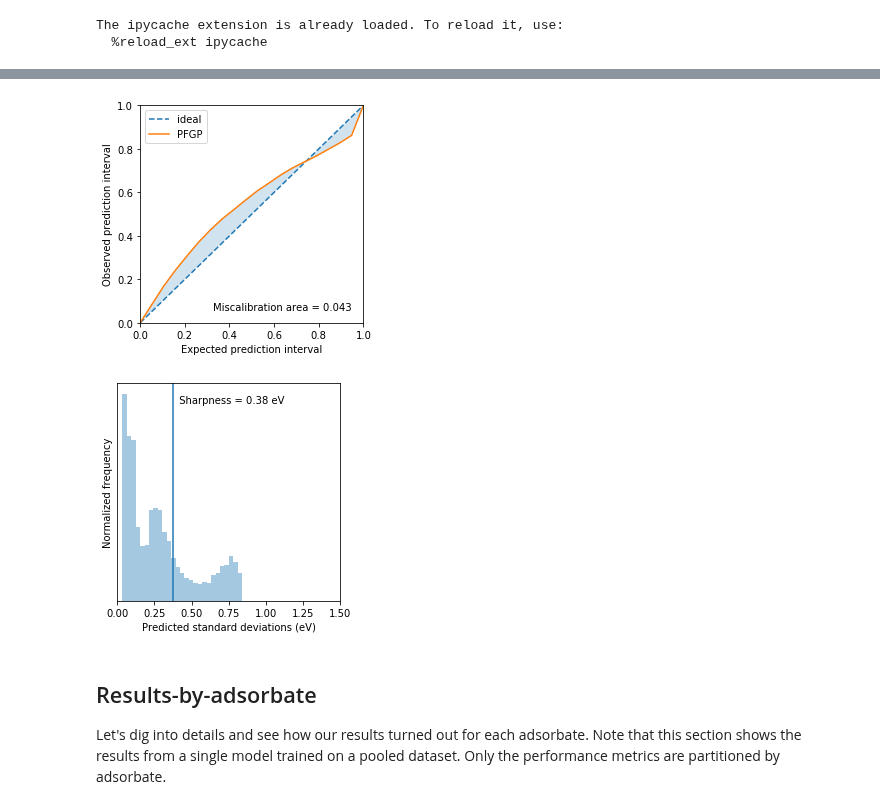
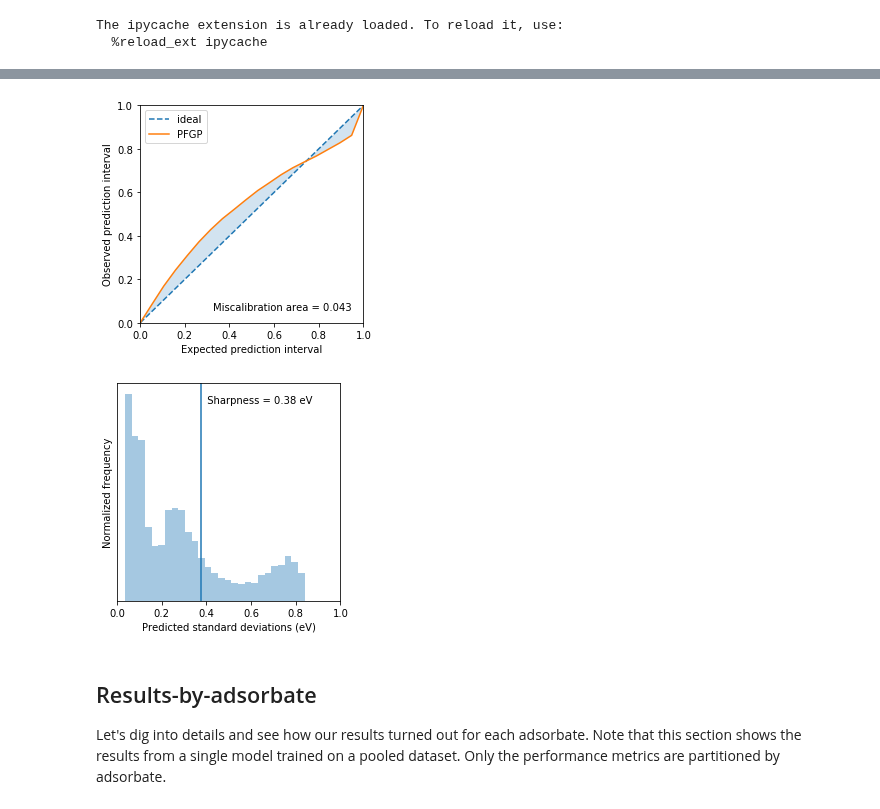
Before and after one commit to ulissigroup/uncertainty_benchmarking, a Jupyter notebook: PFGP/Matern/pfgp_matern.ipynb, the cells around one changed output, grey strips where cells are left out. Saved outputs shown, nothing was run; the diff lists cells and outputs as text; code cells hidden in the pictures.

```diff
--- a/PFGP/Matern/pfgp_matern.ipynb
+++ b/PFGP/Matern/pfgp_matern.ipynb
@@ -475,7 +475,7 @@ plt.text(x=0.95, y=0.05,
          horizontalalignment='right')
 
 # Plot sharpness curve
-xlim = [0., 1.5]
+xlim = [0., 1.]
 fig_sharp = plt.figure(figsize=figsize)
 ax_sharp = sns.distplot(stdevs, kde=False, norm_hist=True)
 ax_sharp.set_xlim(xlim)
@@ -646,35 +646,35 @@ plt.text(x=0.95, y=0.05,
 plt.savefig('calibration.pdf', dpi=300, bbox_inches='tight', transparent=True)
 
 
 # Plot sharpness curve
-xlim = [0., 1.5]
+xlim = [0., 1.]
 fig_sharp = plt.figure(figsize=figsize)
 ax_sharp = sns.distplot(stdevs, kde=False, norm_hist=True)
 ax_sharp.set_xlim(xlim)
 ax_sharp.set_xlabel('Predicted standard deviations (eV)')
 ax_sharp.set_ylabel('Normalized frequency')
 ax_sharp.set_yticklabels([])
 ax_sharp.set_yticks([])
 
 # Calculate and report sharpness
 sharpness = np.sqrt(np.mean(stdevs**2))
 _ = ax_sharp.axvline(x=sharpness, label='sharpness')
 if sharpness < (xlim[0] + xlim[1]) / 2:
     text = '\n  Sharpness = %.2f eV' % sharpness
     h_align = 'left'
 else:
     text = '\nSharpness = %.2f eV  ' % sharpness
     h_align = 'right'
 _ = ax_sharp.text(x=sharpness, y=ax_sharp.get_ylim()[1],
                   s=text,
                   verticalalignment='top',
                   horizontalalignment=h_align)
 
 # Save
 plt.savefig('sharpness.pdf', dpi=300, bbox_inches='tight', transparent=True)
 # %% [output]
 [figure]
-[figure, old version]
+[figure, new version]
 # %% [markdown]
 ## Results-by-adsorbate
 Let's dig into details and see how our results turned out for each adsorbate. Note that this section shows the results from a single model trained on a pooled dataset. Only the performance metrics are partitioned by adsorbate.
```
Also changed, not shown: parts of 5 cells of this notebook, 16 other files.
